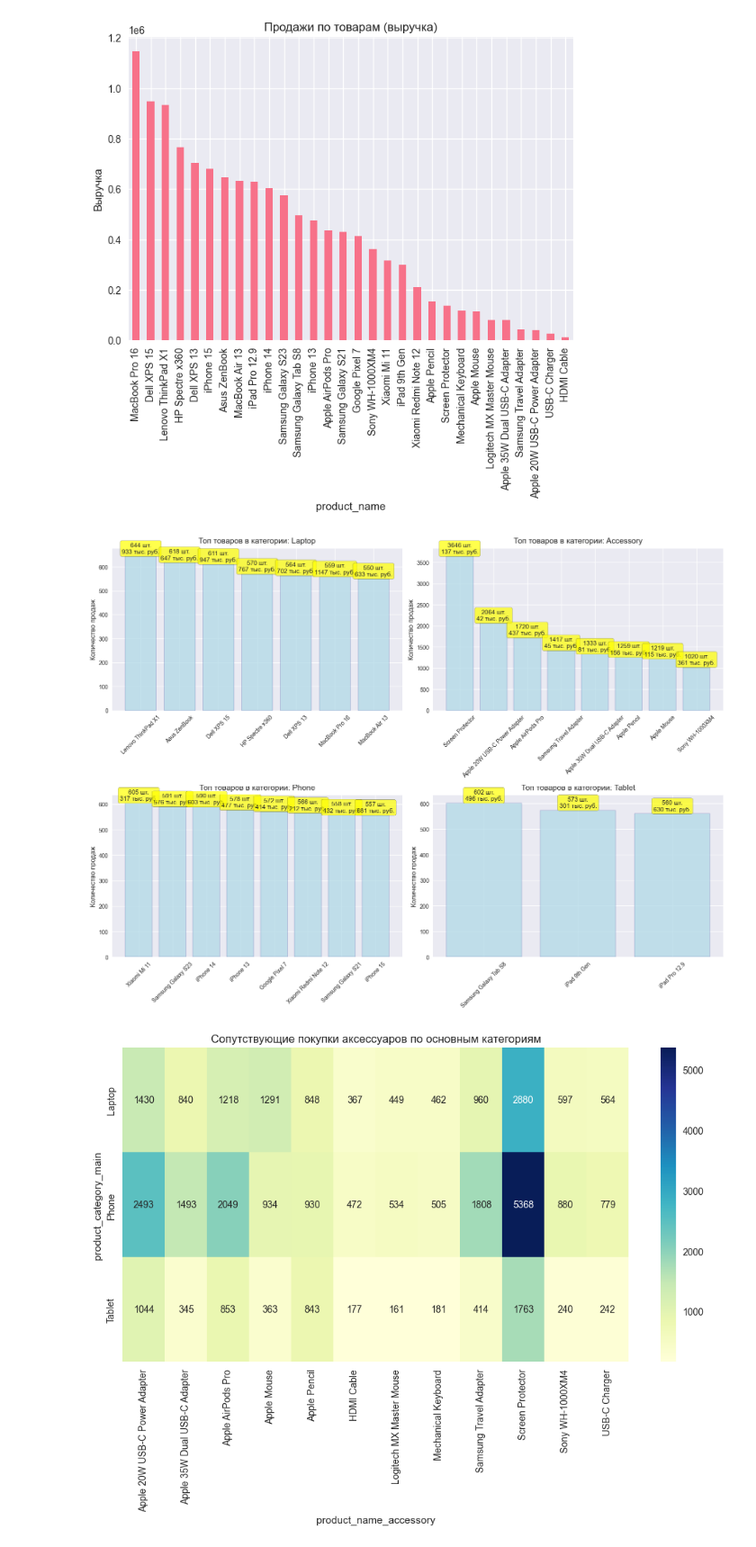
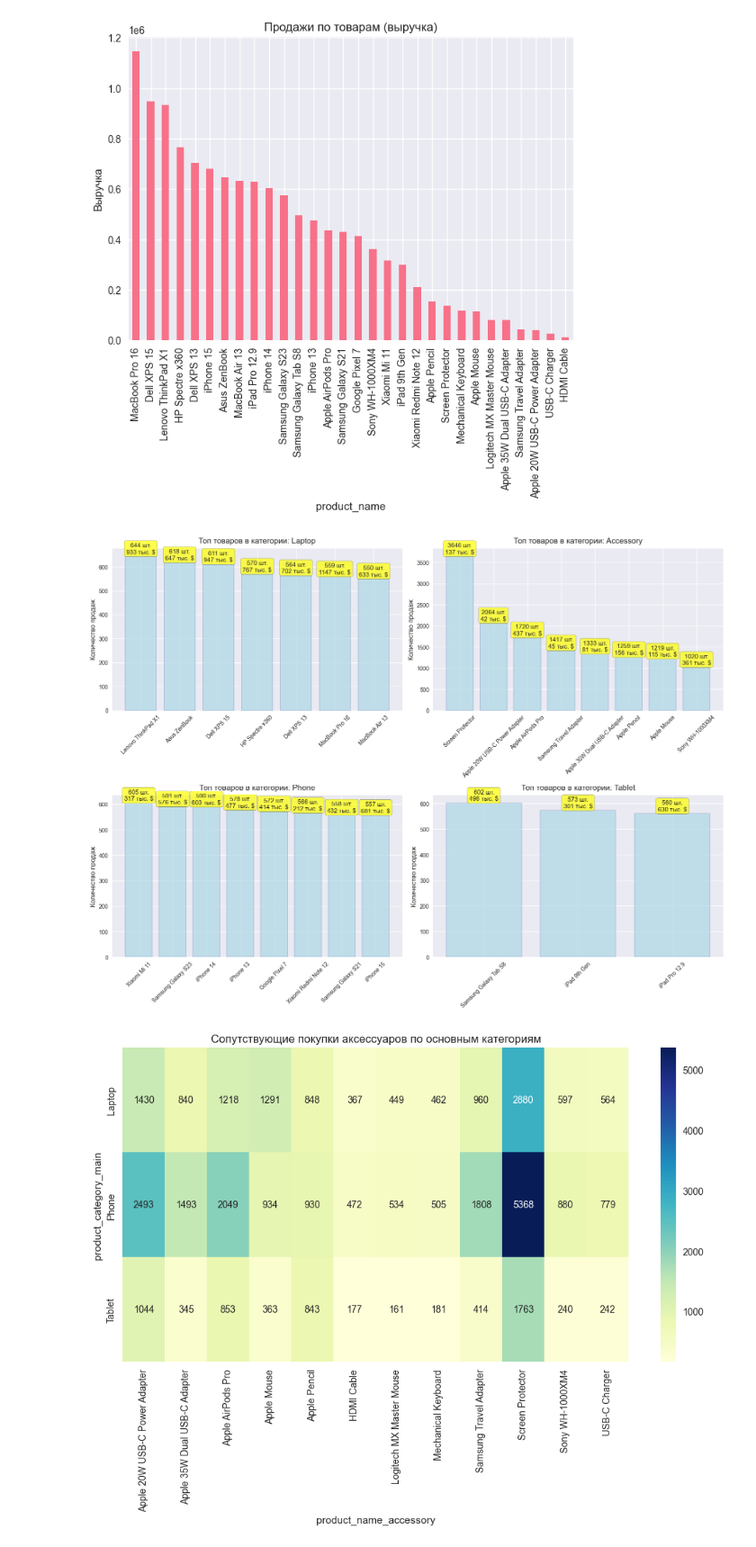
Before and after one commit to osmanovabm/eda-rfm-electronics-sales-analysis, a Jupyter notebook: eda-rfm-analysis-rus-version.ipynb, the cells around one changed output. Shown at 90% size. Cells and saved outputs as stored; diff of their text form; code cells hidden in the pictures.

```diff
--- a/eda-rfm-analysis-rus-version.ipynb
+++ b/eda-rfm-analysis-rus-version.ipynb
@@ -1507,35 +1507,35 @@ fig, axes = plt.subplots(2, 2, figsize=(16, 12))
 axes = axes.flatten()
 
 for i, category in enumerate(categories):
     # Фильтруем данные по категории
     category_df = df_new[df_new['product_category'] == category]
 
     # Группируем по товарам и считаем метрики
     product_stats = category_df.groupby('product_name').agg({
         'quantity': 'sum',
         'revenue': 'sum',
         'order_id': 'count'
     }).nlargest(8, 'quantity')  # Топ-8 товаров по количеству
 
     # Создаем столбчатую диаграмму
     bars = axes[i].bar(product_stats.index, product_stats['quantity'],
                       color='lightblue', edgecolor='navy', alpha=0.7)
 
     axes[i].set_title(f'Топ товаров в категории: {category}', fontsize=14, pad=10)
     axes[i].set_ylabel('Количество продаж', fontsize=12)
     axes[i].tick_params(axis='x', rotation=45)
 
     # Добавляем подписи с количеством и выручкой
     for j, (idx, row) in enumerate(product_stats.iterrows()):
         axes[i].text(j, row['quantity'] + max(product_stats['quantity']) * 0.01,
-                    f'{row["quantity"]:.0f} шт.\n{row["revenue"] / 1000 :.0f} тыс. руб.',
+                    f'{row["quantity"]:.0f} шт.\n{row["revenue"] / 1000 :.0f} тыс. $',
                     ha='center', va='bottom', fontsize=11,
                     bbox=dict(boxstyle='round,pad=0.3', facecolor='yellow', alpha=0.7))
 
 plt.tight_layout()
 plt.show()
 # %% [output]
-[figure, old version]
+[figure, new version]
 # %%
 # -----------------------
 # 4.4.4. Взаимосвязь основных товаров и аксессуаров
```
